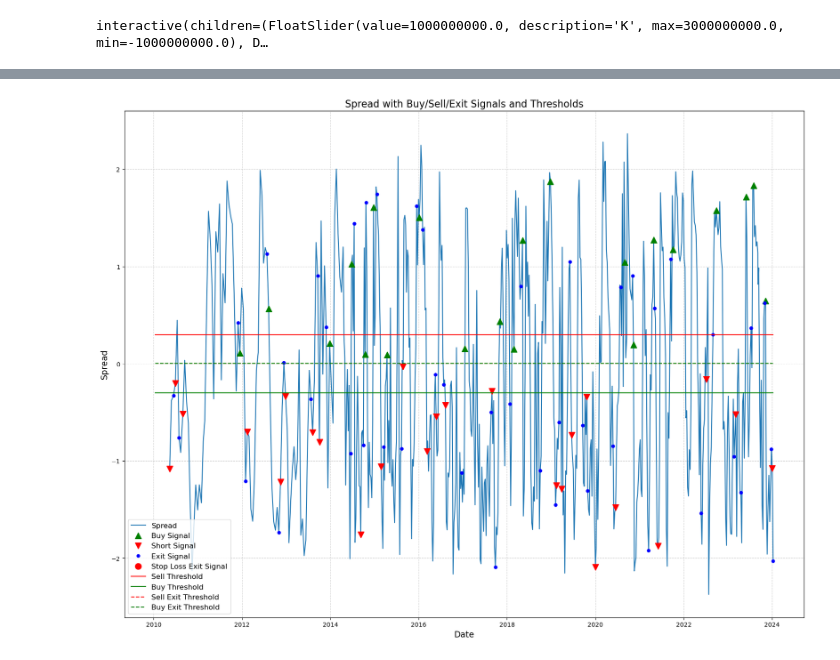
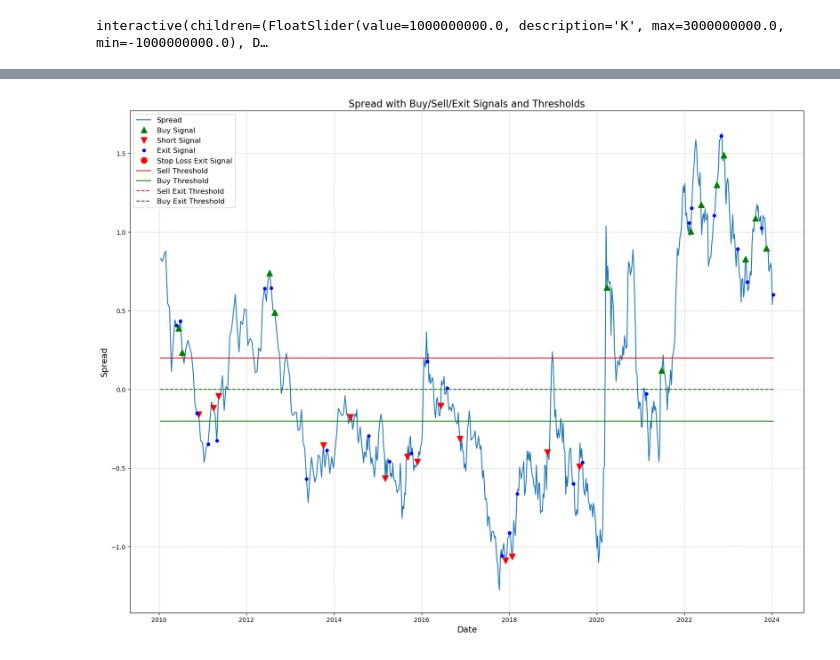
Before and after one commit to claircocoanut/iaqf-default, a Jupyter notebook: strategy/BAC CITI .ipynb, the cells around one changed output, grey strips where cells are left out. Drawn from its saved outputs; the diff is of its cells as text; code cells hidden in the pictures.

```diff
--- a/strategy/BAC CITI .ipynb
+++ b/strategy/BAC CITI .ipynb
@@ -659,9 +670,8 @@ def two_spread_strat(spreads_df, K= 1e10, g=0.03, g2=0, j=0, s=-100, tc=0, rever
         sell_condition = (spreads_df['spread'] < -g) & (spreads_df['spread2'] > -g2)
 
         if reverse:
-            cond=sell_condition.copy()
-            sell_condition = buy_condition.copy()
-            buy_condition = cond.copy()
+            sell_condition = (spreads_df['spread'] > g)  & (spreads_df['spread2'] < g2)
+            buy_condition = (spreads_df['spread'] < -g) & (spreads_df['spread2'] > -g2)
 
         # Generate signals
         spreads_df.loc[buy_condition, 'signal'] = 1
@@ -672,6 +682,10 @@ def two_spread_strat(spreads_df, K= 1e10, g=0.03, g2=0, j=0, s=-100, tc=0, rever
         # Exit the position if the spread becomes flat (goes below j)
         sell_exit_cond = (spreads_df['position'] == -1) & (spreads_df['spread'] <= g) & (spreads_df['spread'] >= -j)
         buy_exit_cond = (spreads_df['position'] == 1) & (spreads_df['spread'] >= -g) & (spreads_df['spread'] <= j)
+
+        if reverse:
+            sell_exit_cond = (spreads_df['position'] == -1) & (spreads_df['spread'] >= -g) & (spreads_df['spread'] <= j)
+            buy_exit_cond = (spreads_df['position'] == 1) & (spreads_df['spread'] <= g) & (spreads_df['spread'] >= -j)
 
         if sl_exit is not None:
             spreads_df.loc[sl_exit, 'signal'] = 0
@@ -754,9 +768,7 @@ def two_spread_strat(spreads_df, K= 1e10, g=0.03, g2=0, j=0, s=-100, tc=0, rever
         positions_df['sl_not_hit'].ffill(inplace=True)
         positions_df['sl_not_hit'].fillna(1, inplace=True)
 
-        positions_df['month'] = positions_df.index.strftime('%Y-%m')
-        positions_df['monthly_sl_not_hit'] = positions_df.groupby('month')['sl_not_hit'].cummin()
-        sl_exits = positions_df['monthly_sl_not_hit'] == 0
+        sl_exits = positions_df['sl_not_hit'] == 0
 
         if sl_implemented:
             return positions_df
@@ -787,6 +799,10 @@ def two_spread_strat(spreads_df, K= 1e10, g=0.03, g2=0, j=0, s=-100, tc=0, rever
 
     grouped_pnl_pct, positions_pnl = calculate_and_plot_pnl(positions_sl_implemented)
 
+    if not interactive_plot:
+        return grouped_pnl_pct, positions_pnl
+
+
     plt.figure(figsize=(12, 8))
     positions_pnl.total_pnl.plot(color='blue', linewidth=2, label='Total PnL')
     plt.xlabel('Date', fontsize=14)
@@ -805,13 +821,10 @@ def two_spread_strat(spreads_df, K= 1e10, g=0.03, g2=0, j=0, s=-100, tc=0, rever
     plt.title('Cumulative Returns Over Time', fontsize=16)
     plt.grid(True, linestyle='--', alpha=0.6)
 
-    if not interactive_plot:
-        return grouped_pnl_pct, positions_pnl
-
     return positions_pnl.total_pnl
 # %%
 spreads_df_merged['spread'] = spreads_df_merged['norm_rolling_prInc']
-spreads_df_merged['spread2'] = spreads_df_merged['norm_rolling_adj_close'].shift()
+spreads_df_merged['spread2'] = spreads_df_merged['norm_rolling_adj_close']
 spreads_df_merged['dollars_available'] = cap
 spreads_df_merged
 # %% [output]
@@ -908,7 +907,7 @@ def plot_signals(positions, upper_threshold, exit_threshold):
     ax.plot(positions.loc[(positions["position"] == 0) & positions["position"].shift() != 0]['spread2'], 'o', markersize=5, color='blue', label='Exit Signal')
 
     # Plot Red dots for stop loss exit signals
-    ax.plot(positions.loc[(positions["monthly_sl_not_hit"].diff().dropna() != 0) &
+    ax.plot(positions.loc[(positions["sl_not_hit"].diff().dropna() != 0) &
                           (positions["final_signal"].isin([1, -1]))]['spread2'], 'o', markersize=10,
             color='red', label='Stop Loss Exit Signal')
 
@@ -930,4 +929,4 @@ def plot_signals(positions, upper_threshold, exit_threshold):
     # Show the plot
     plt.show()
 # %%
-gp, positions_pnl = two_spread_strat(spreads_df_merged, K= cap, g=0.3, g2=0, j=0, s=-100, tc=0, reverse=True, interactive_plot=False)
+gp, positions_pnl = two_spread_strat(spreads_df_merged, K= cap, g=0.2, g2=0, j=0, s=-100, tc=0, reverse=True, interactive_plot=False)
@@ -937,7 +935,7 @@ gp, positions_pnl = two_spread_strat(spreads_df_merged, K= cap, g=0.3, g2=0, j=0
 # %%
-plot_signals(positions_pnl, 0.3, 0)
+plot_signals(positions_pnl, 0.2, 0)
 # %% [output]
-[figure, old version]
+[figure, new version]
 # %%
 daily_start_ret = (positions_pnl.total_pnl.diff() / cap).to_frame('strat_returns').dropna()
 daily_start_ret
```
Also changed, not shown: parts of 76 cells of this notebook.
